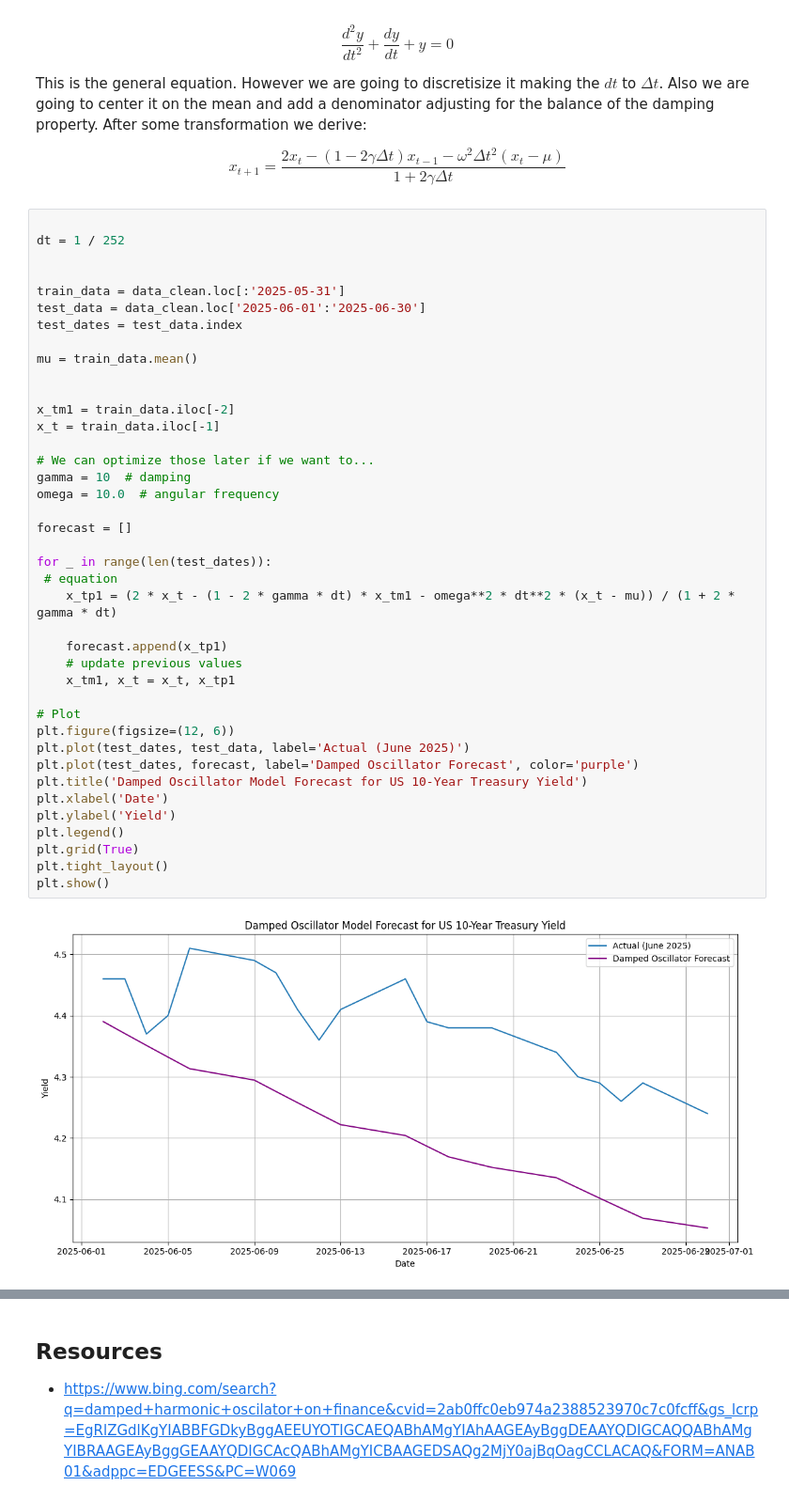
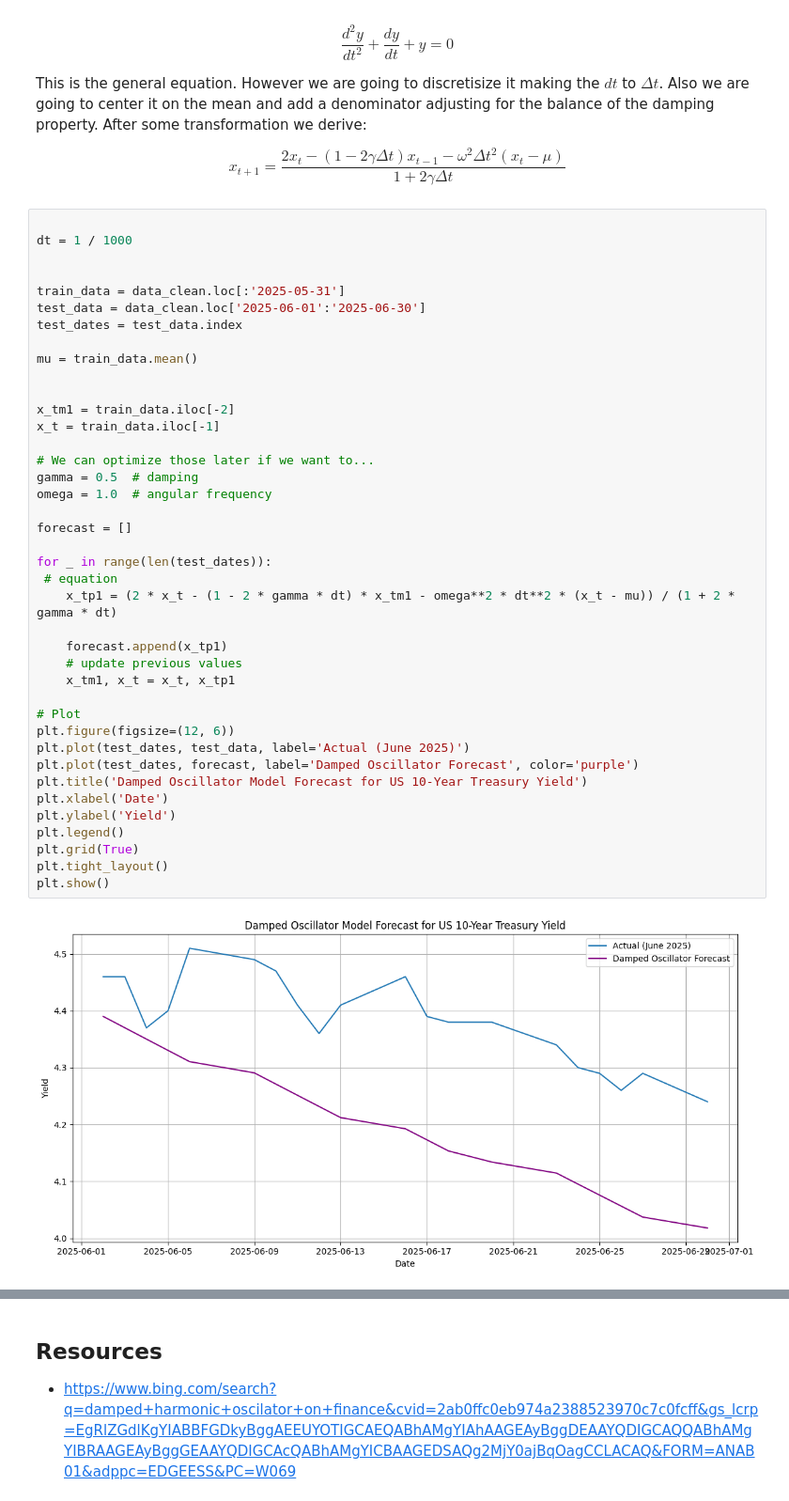
Before and after one commit to Stoymirov/Raven_internship_task_2025, a Jupyter notebook: 03.Mean reversion strategy.ipynb, the cells around one changed output, grey strips where cells are left out. Shown at 94% size. Cells and saved outputs as stored; diff of their text form.

```diff
--- a/03.Mean reversion strategy.ipynb
+++ b/03.Mean reversion strategy.ipynb
@@ -487,7 +487,7 @@ This is the general equation. However we are going to discretisize it making the
 $$x_{t+1} = \frac{2 x_t - \left(1 - 2 \gamma \Delta t \right) x_{t-1} - \omega^2 \Delta t^2 (x_t - \mu)}{1 + 2 \gamma \Delta t}$$
 # %%
 
-dt = 1 / 252
+dt = 1 / 1000
 
 
 train_data = data_clean.loc[:'2025-05-31']
@@ -497,34 +497,34 @@ test_dates = test_data.index
 mu = train_data.mean()
 
 
 x_tm1 = train_data.iloc[-2]
 x_t = train_data.iloc[-1]
 
 # We can optimize those later if we want to...
-gamma = 10  # damping
-omega = 10.0  # angular frequency
+gamma = 0.5  # damping
+omega = 1.0  # angular frequency
 
 forecast = []
 
 for _ in range(len(test_dates)):
  # equation
     x_tp1 = (2 * x_t - (1 - 2 * gamma * dt) * x_tm1 - omega**2 * dt**2 * (x_t - mu)) / (1 + 2 * gamma * dt)
 
     forecast.append(x_tp1)
     # update previous values
     x_tm1, x_t = x_t, x_tp1
 
 # Plot
 plt.figure(figsize=(12, 6))
 plt.plot(test_dates, test_data, label='Actual (June 2025)')
 plt.plot(test_dates, forecast, label='Damped Oscillator Forecast', color='purple')
 plt.title('Damped Oscillator Model Forecast for US 10-Year Treasury Yield')
 plt.xlabel('Date')
 plt.ylabel('Yield')
 plt.legend()
 plt.grid(True)
 plt.tight_layout()
 plt.show()
 # %% [output]
-[figure, old version]
+[figure, new version]
 # %% [markdown]
```
Also changed, not shown: parts of 1 cell of this notebook.
